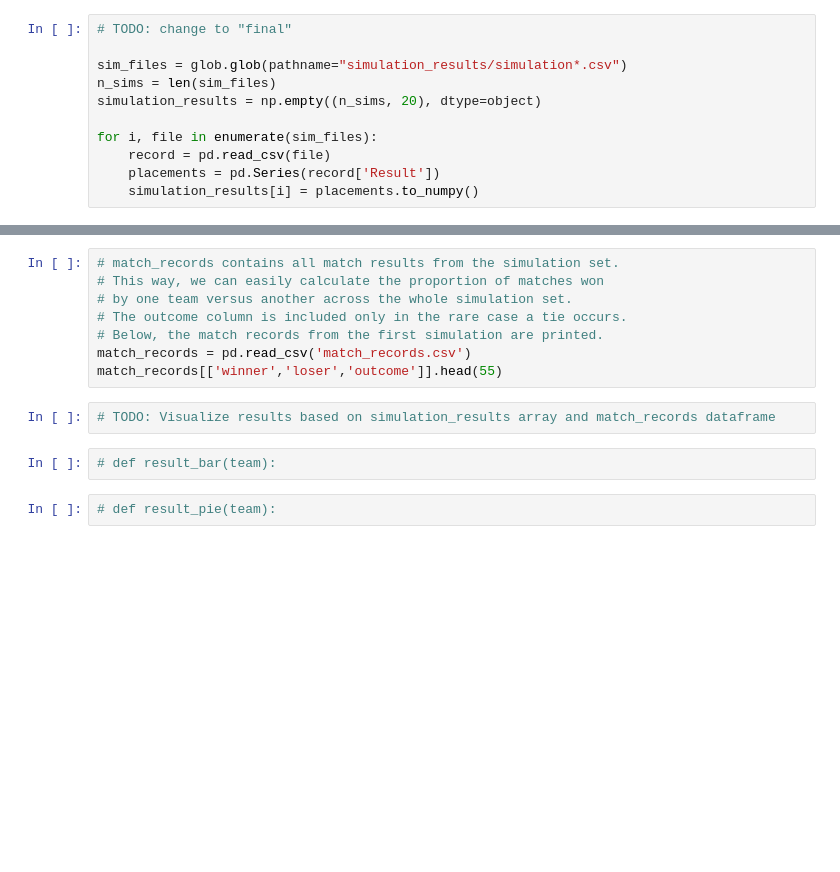
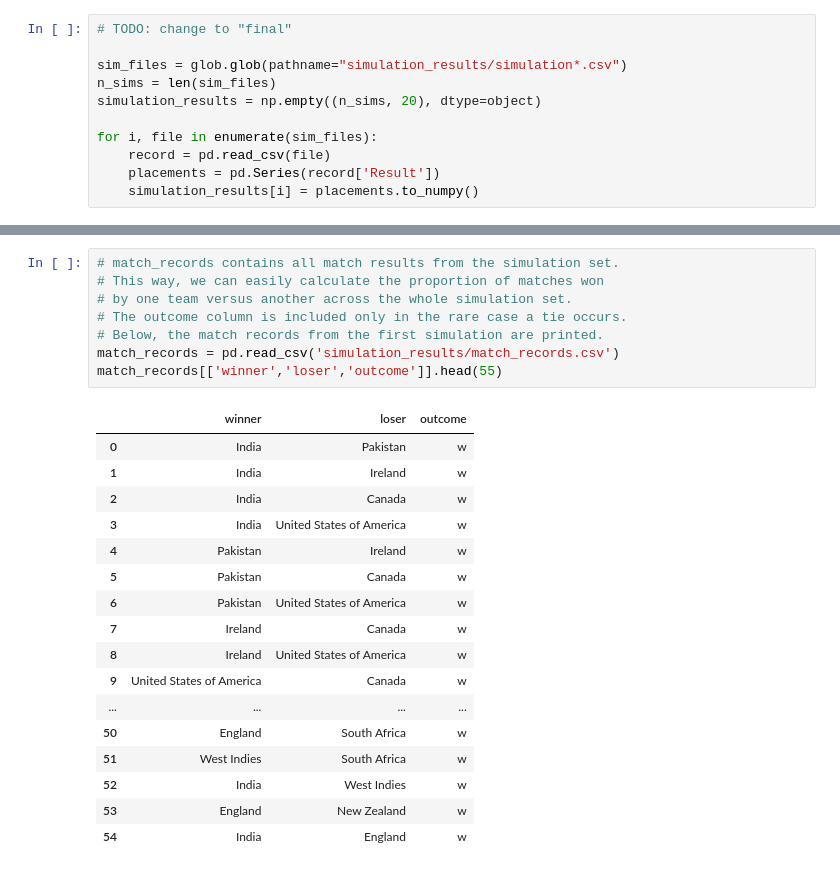
Before and after one commit to loreeian/wsa-cricket-2024-public, a Jupyter notebook: visualize.ipynb, the cells around one changed output, grey strips where cells are left out. Saved outputs shown, nothing was run; the diff lists cells and outputs as text; blank space fills up the shorter version.

```diff
--- a/visualize.ipynb
+++ b/visualize.ipynb
@@ -30,14 +52,26 @@ for i in range(0,20):
 # %%
 # match_records contains all match results from the simulation set.
 # This way, we can easily calculate the proportion of matches won
 # by one team versus another across the whole simulation set.
 # The outcome column is included only in the rare case a tie occurs.
 # Below, the match records from the first simulation are printed.
-match_records = pd.read_csv('match_records.csv')
+match_records = pd.read_csv('simulation_results/match_records.csv')
 match_records[['winner','loser','outcome']].head(55)
+# %% [output]
+|  | winner | loser | outcome |
+| 0 | India | Pakistan | w |
+| 1 | India | Ireland | w |
+| 2 | India | Canada | w |
+| 3 | India | United States of America | w |
+| 4 | Pakistan | Ireland | w |
+| 5 | Pakistan | Canada | w |
+| 6 | Pakistan | United States of America | w |
+| 7 | Ireland | Canada | w |
+| 8 | Ireland | United States of America | w |
+| 9 | United States of America | Canada | w |
+| ... | ... | ... | ... |
+| 50 | England | South Africa | w |
+| 51 | West Indies | South Africa | w |
+| 52 | India | West Indies | w |
+| 53 | England | New Zealand | w |
+| 54 | India | England | w |
-# %%
-# TODO: Visualize results based on simulation_results array and match_records dataframe
-# %%
-# def result_bar(team):
-# %%
-# def result_pie(team):
```
Also changed, not shown: parts of 9 cells of this notebook, 4 other files.
